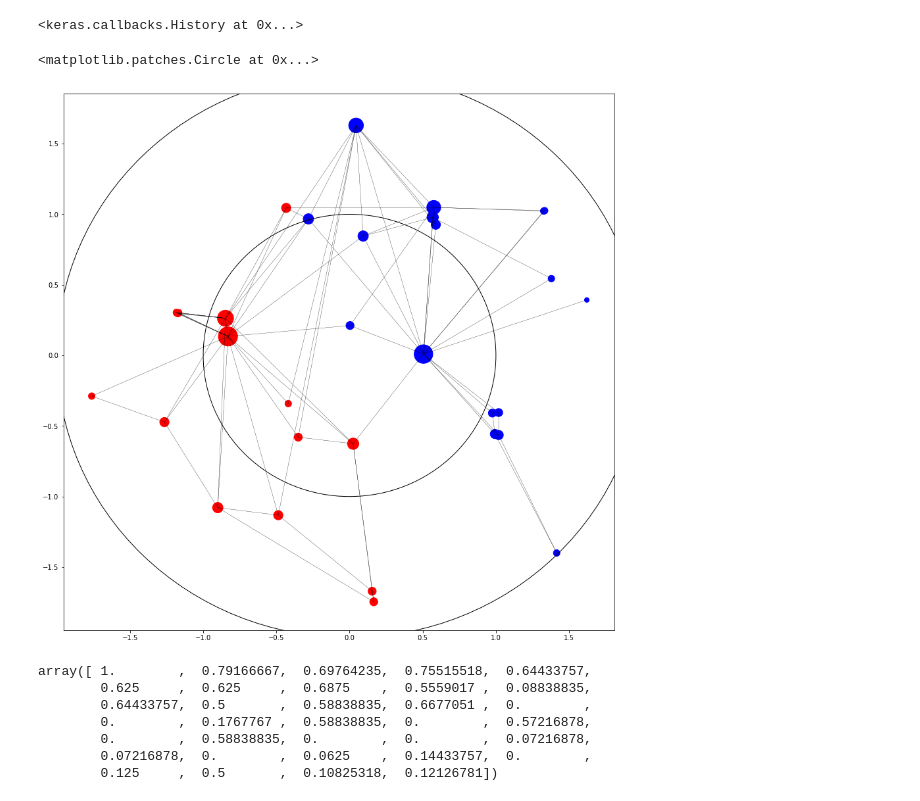
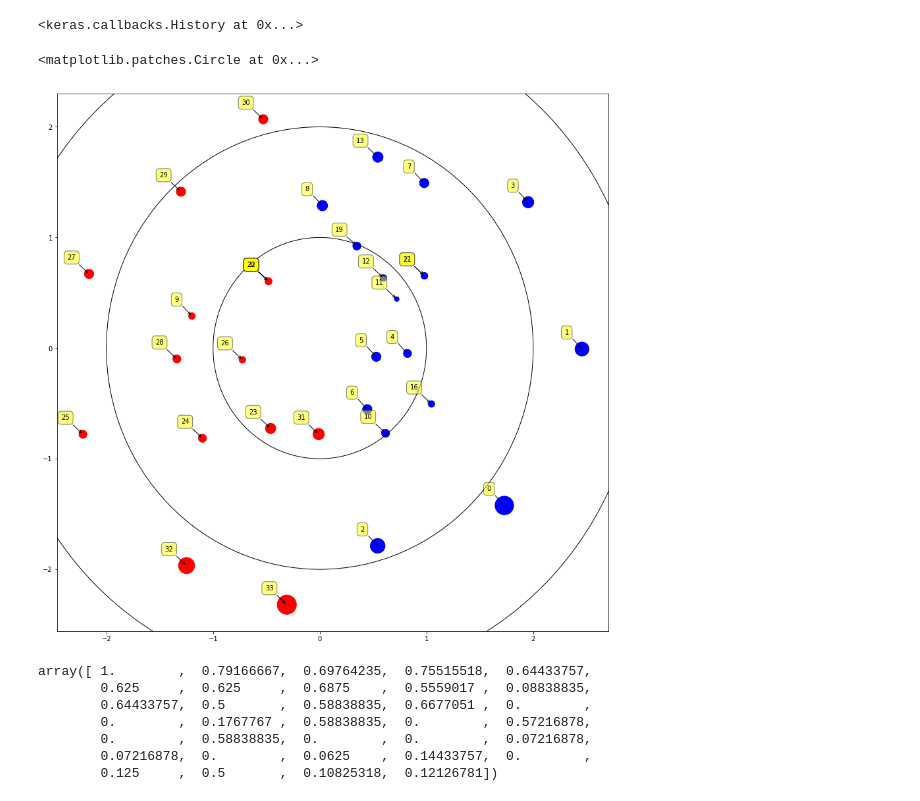
Before and after one commit to DavidMcDonald1993/theano, a Jupyter notebook: variational_autoencoder.ipynb, the cells around one changed output. Cells and saved outputs as stored; diff of their text form; code cells hidden in the pictures.

```diff
--- a/variational_autoencoder.ipynb
+++ b/variational_autoencoder.ipynb
@@ -216,7 +216,7 @@ S1 = A
 S2 = cosine_similarity(S1)
 S3 = cosine_similarity(S2)
 
-S = (1 * np.identity(len(A)) + 1 * S1 + 1 * S2 + 0 * S3)
+S = (0 * np.identity(len(A)) + 1 * S1 + 0 * S2 + 0 * S3)
 S /= S.max()
 # %%
 S
@@ -238,7 +232,7 @@ array([[ 1.        ,  0.79166667,  0.69764235, ...,  0.5       ,
 num_samples, original_dim = A.shape
 batch_size = 15
 latent_dim = 2
-intermediate_dims = [128, 32]
+intermediate_dims = [32]
 epsilon_std = 1
 # %%
 x = Input(batch_shape=(batch_size, original_dim))
@@ -287,42 +281,42 @@ polbooks_colour_map = {"c" : "r", "l" : "b", "n" : "g"}
 # %%
 plt.figure(figsize=(15, 15))
 
-# for label, i, j in zip(A.sum(axis=1), S_encoded[:, 0], S_encoded[:, 1]):
-#     plt.annotate(
-#         label,
-#         xy=(i, j), xytext=(-20, 20),
-#         textcoords='offset points', ha='right', va='bottom',
-#         bbox=dict(boxstyle='round,pad=0.5', fc='yellow', alpha=0.5),
-#         arrowprops=dict(arrowstyle = '->', connectionstyle='arc3,rad=0'))
+for label, i, j in zip(G.nodes(), S_encoded[:, 0], S_encoded[:, 1]):
+    plt.annotate(
+        label,
+        xy=(i, j), xytext=(-20, 20),
+        textcoords='offset points', ha='right', va='bottom',
+        bbox=dict(boxstyle='round,pad=0.5', fc='yellow', alpha=0.5),
+        arrowprops=dict(arrowstyle = '->', connectionstyle='arc3,rad=0'))
 
-nodes = np.array(G.nodes())
-for n1, n2 in G.edges():
-    i, = np.where(nodes == n1)
-    j, = np.where(nodes == n2)
-    plt.plot(S_encoded[(i, j), 0], S_encoded[(i, j), 1], c="k",
-#              linewidth = 3 * np.exp(- np.linalg.norm(S_encoded[i] - S_encoded[j]) ** 2 / (2 * 0.5 ** 2) ))
-             linewidth = 0.3)
+# nodes = np.array(G.nodes())
+# for n1, n2 in G.edges():
+#     i, = np.where(nodes == n1)
+#     j, = np.where(nodes == n2)
+#     plt.plot(S_encoded[(i, j), 0], S_encoded[(i, j), 1], c="k",
+# #              linewidth = 3 * np.exp(- np.linalg.norm(S_encoded[i] - S_encoded[j]) ** 2 / (2 * 0.5 ** 2) ))
+#              linewidth = 0.3)
 
 plt.scatter(S_encoded[:, 0],
         S_encoded[:, 1],
             c=["b" if v=="Mr. Hi" else "r" for v in nx.get_node_attributes(G, "club").values()],
 #             c=nx.get_node_attributes(G, "value").values(),
 #             c = [polbooks_colour_map[k] for k in nx.get_node_attributes(G,"value").values()],
 #             c=nx.get_node_attributes(G, "group").values(),
 #             c="k",
             s=50* A.sum(axis=1))
 
 c1 = plt.Circle((0,0), radius=1, fill=False)
 c2 = plt.Circle((0,0), radius=2, fill=False)
 c3 = plt.Circle((0,0), radius=3, fill=False)
 
 ax = plt.gca()
 ax.add_artist(c1)
 ax.add_artist(c2)
 ax.add_artist(c3)
 # %% [output]
 <matplotlib.patches.Circle at 0x...>
-[figure, old version]
+[figure, new version]
 # %%
 # generator, from latent space to reconstructed inputs
 decoder_input = Input(shape=(latent_dim,))
```
Also changed, not shown: parts of 1 cell of this notebook, 4 other files.
